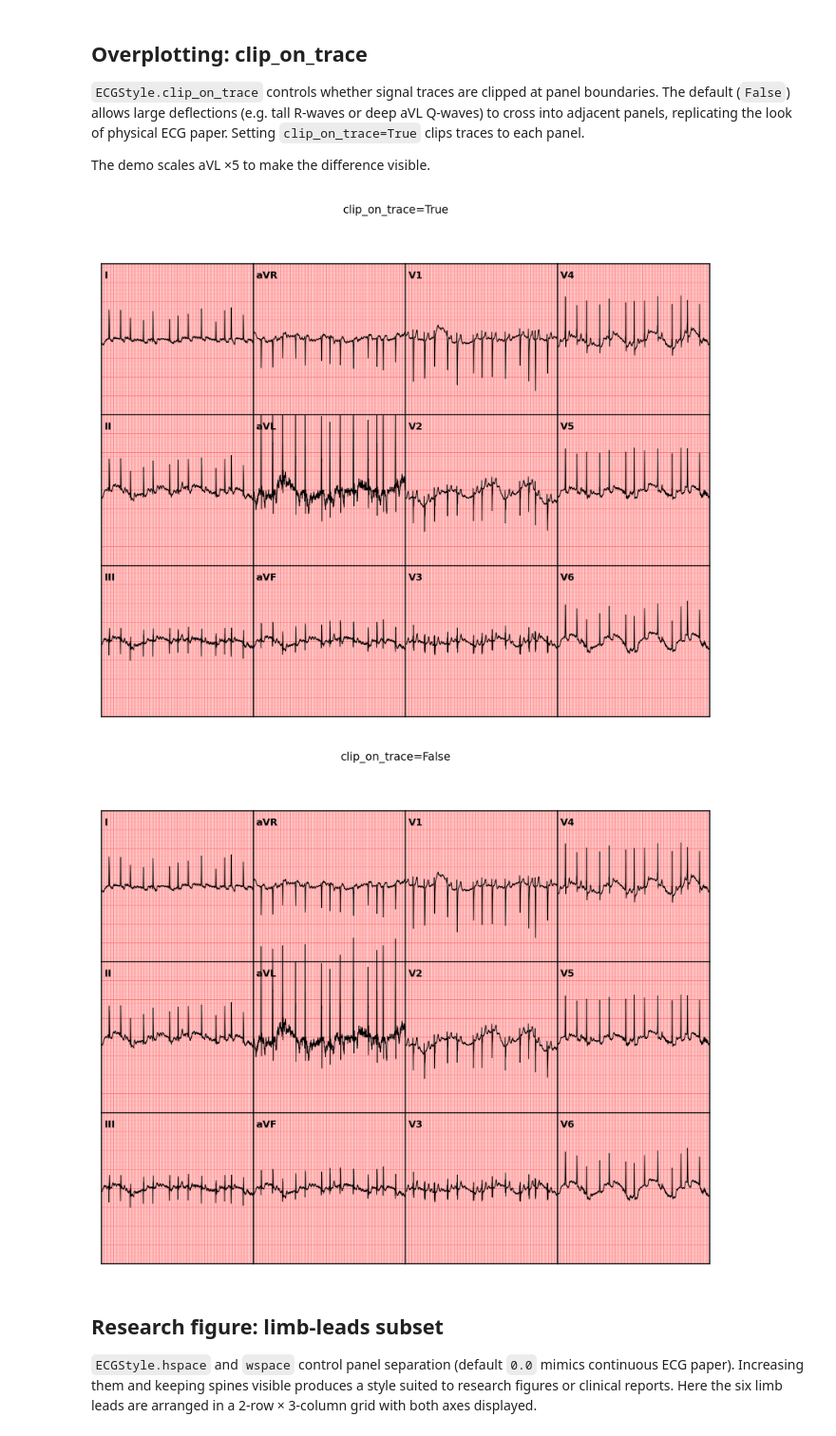
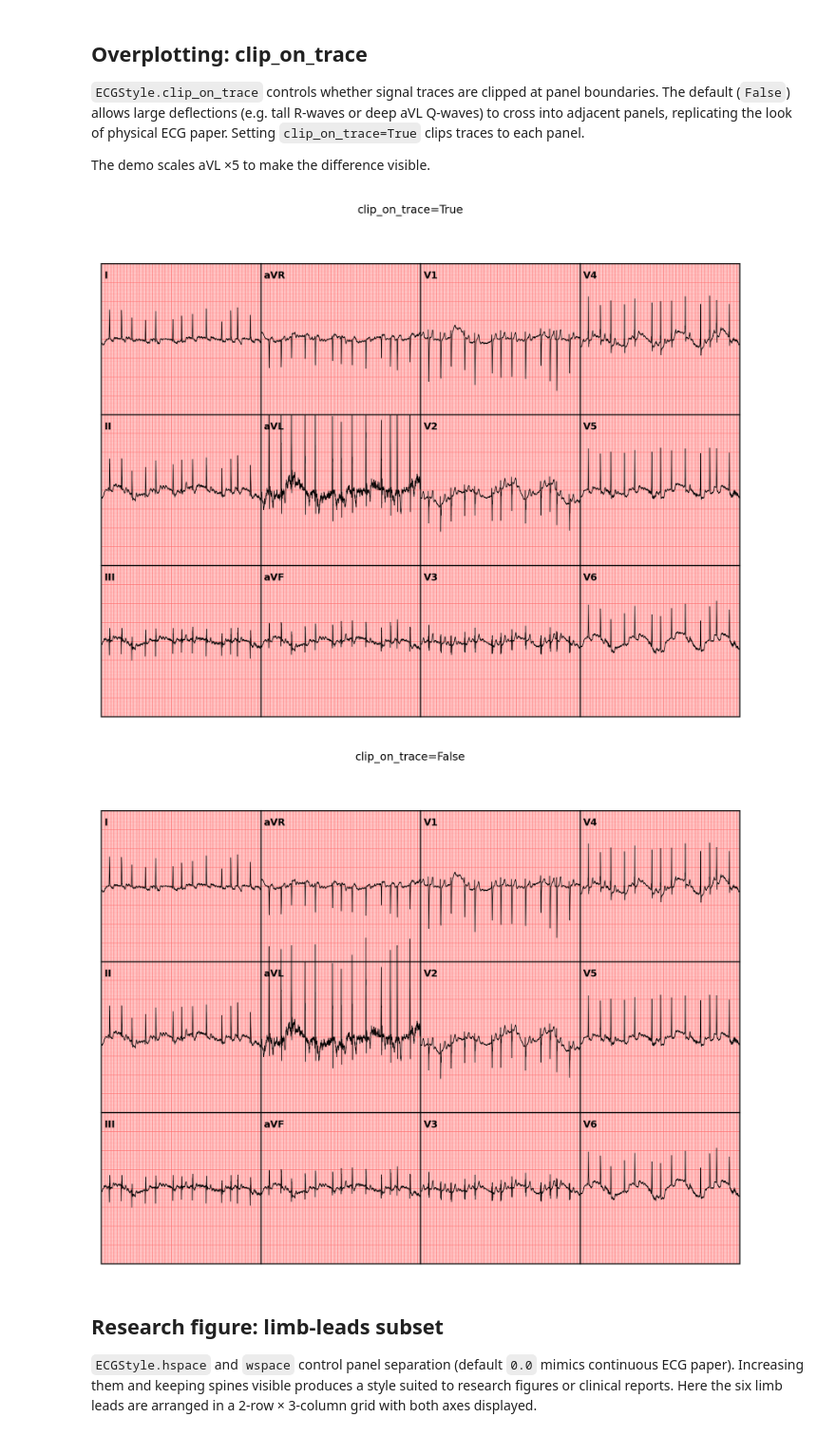
Before and after one commit to afschmidt/ECGProcess, a Jupyter notebook: resources/examples/plot_ecgs.ipynb, the cells around one changed output. Shown at 95% size. Cells and saved outputs as stored; diff of their text form; code cells hidden in the pictures.

```diff
--- a/resources/examples/plot_ecgs.ipynb
+++ b/resources/examples/plot_ecgs.ipynb
@@ -131,14 +130,18 @@ A `mapper` dict assigns each lead name to a `(row, col_slice)` position in the G
 # %%
 # #### build 4-column clinical mapper
-clinical_order = ['I', 'aVR', 'V1', 'V4',
-                  'II', 'aVL', 'V2', 'V5',
-                  'III', 'aVF', 'V3', 'V6']
-available = [lead for lead in clinical_order
-             if reader.WaveForms.get(lead) is not None]
 mapper = {
-    lead: (row, slice(col, col + 1))
-    for i, lead in enumerate(available)
-    for row, col in [divmod(i, 4)]
+    "I": (0, slice(0, 1)),
+    "aVR": (0, slice(1, 2)),
+    "V1": (0, slice(2, 3)),
+    "V4": (0, slice(3, 4)),
+    "II": (1, slice(0, 1)),
+    "aVL": (1, slice(1, 2)),
+    "V2": (1, slice(2, 3)),
+    "V5": (1, slice(3, 4)),
+    "III": (2, slice(0, 1)),
+    "aVF": (2, slice(1, 2)),
+    "V3": (2, slice(2, 3)),
+    "V6": (2, slice(3, 4)),
 }
 mapper
 # %% [output]
@@ -333,36 +367,50 @@ physical ECG paper. Setting `clip_on_trace=True` clips traces to each panel.
 The demo scales aVL ×5 to make the difference visible.
 # %%
 # #### temporarily exaggerate aVL to make clipping visible
-_orig_aVL = reader.WaveForms['aVL']
-reader.WaveForms['aVL'] = _orig_aVL * 5
+_orig_aVL = reader.WaveForms["aVL"]
+reader.WaveForms["aVL"] = _orig_aVL * 5
 
 style_on = ECGStyle(
-    figsize=(20 * CM_TO_IN, 15 * CM_TO_IN), dpi=300, clip_on_trace=True
+    figsize=(21 * CM_TO_IN, 15 * CM_TO_IN),
+    dpi=300,
+    y_lim=ylim,
+    mm_per_mv=mm_mv,
+    clip_on_trace=True,
 )
 drawing_on = ECGDrawing()(
-    reader, mapper=mapper, style=style_on,
-    sampling_rate=samplefreq, show_axes=None,
-    show_lead_labels=True, show_cal_pulse=False,
+    reader,
+    mapper=mapper,
+    style=style_on,
+    sampling_rate=samplefreq,
+    show_axes=None,
+    show_lead_labels=True,
 )
 drawing_on.figure.suptitle("clip_on_trace=True", fontsize=8)
 plt.show()
 
 style_off = ECGStyle(
-    figsize=(20 * CM_TO_IN, 15 * CM_TO_IN), dpi=300, clip_on_trace=False
+    figsize=(21 * CM_TO_IN, 15 * CM_TO_IN),
+    dpi=300,
+    y_lim=ylim,
+    mm_per_mv=mm_mv,
+    clip_on_trace=False,
 )
 drawing_off = ECGDrawing()(
-    reader, mapper=mapper, style=style_off,
-    sampling_rate=samplefreq, show_axes=None,
-    show_lead_labels=True, show_cal_pulse=False,
+    reader,
+    mapper=mapper,
+    style=style_off,
+    sampling_rate=samplefreq,
+    show_axes=None,
+    show_lead_labels=True,
 )
 drawing_off.figure.suptitle("clip_on_trace=False", fontsize=8)
 plt.show()
 
 # #### restore original amplitude
-reader.WaveForms['aVL'] = _orig_aVL
+reader.WaveForms["aVL"] = _orig_aVL
 # %% [output]
-[figure, old version]
+[figure, new version]
-[figure, old version]
+[figure, new version]
 # %% [markdown]
 ## Research figure: limb-leads subset
 
```
Also changed, not shown: parts of 18 cells of this notebook, 2 other files.
